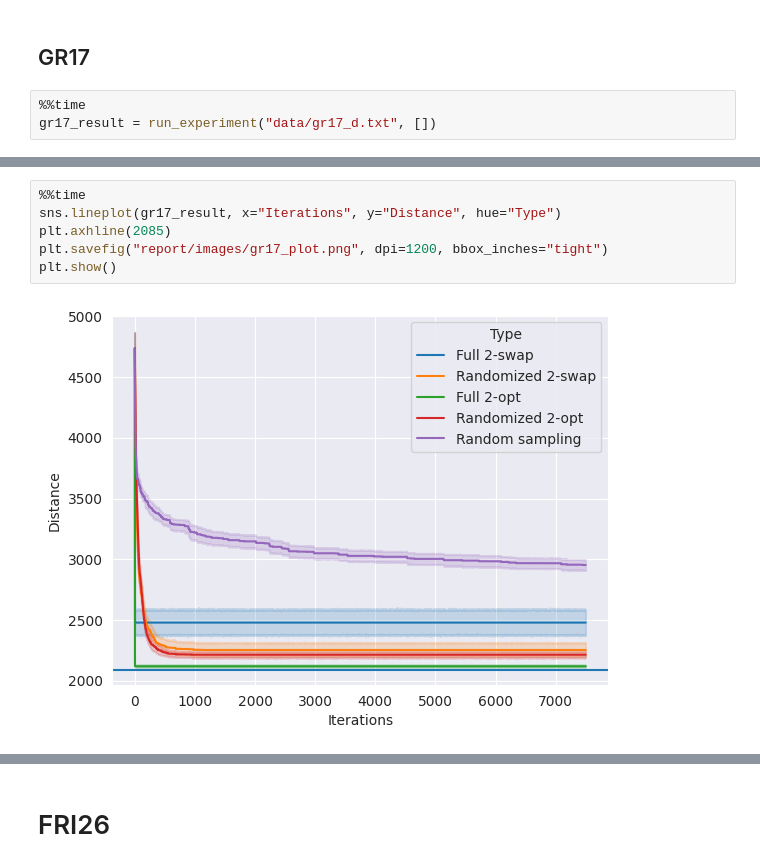
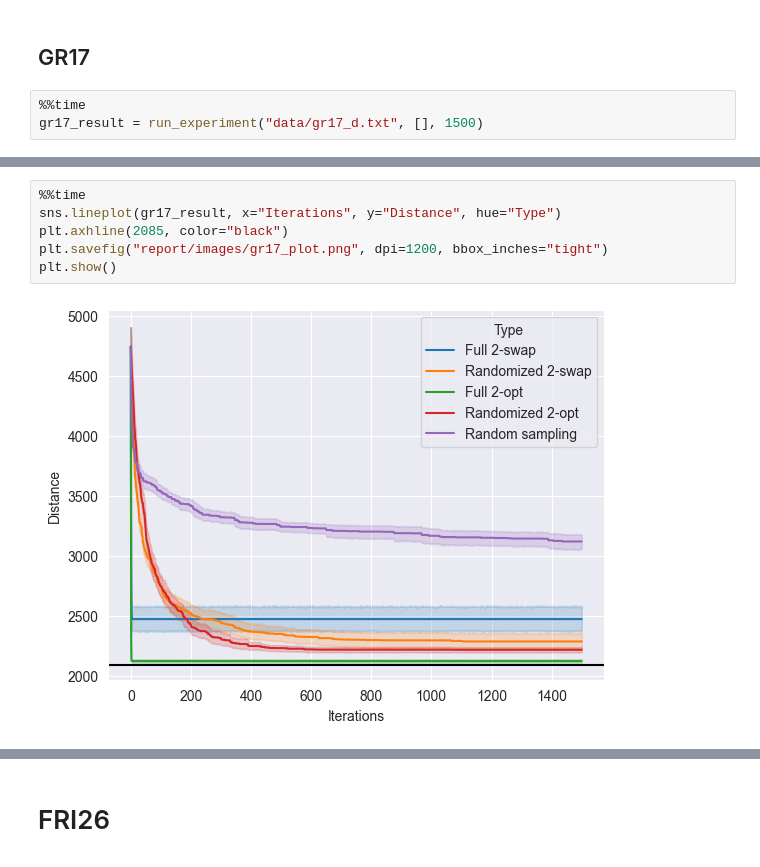
Before and after one commit to nngerncham/ma395_heuristic, a Jupyter notebook: homework/hw1/Homework 1.ipynb, the cells around one changed output, grey strips where cells are left out. Saved outputs shown, nothing was run; the diff lists cells and outputs as text.

```diff
--- a/homework/hw1/Homework 1.ipynb
+++ b/homework/hw1/Homework 1.ipynb
@@ -11,5 +11,5 @@ from experiment import run_experiment
 ## GR17
 # %%
 %%time
-gr17_result = run_experiment("data/gr17_d.txt", [])
+gr17_result = run_experiment("data/gr17_d.txt", [], 1500)
 # %% [output]
@@ -21,8 +35,8 @@ gr17_result.to_csv("results/gr17.txt")
 # %%
 %%time
 sns.lineplot(gr17_result, x="Iterations", y="Distance", hue="Type")
-plt.axhline(2085)
+plt.axhline(2085, color="black")
 plt.savefig("report/images/gr17_plot.png", dpi=1200, bbox_inches="tight")
 plt.show()
 # %% [output]
-[figure, old version]
+[figure, new version]
```
Also changed, not shown: parts of 7 cells of this notebook, 7 other files.
